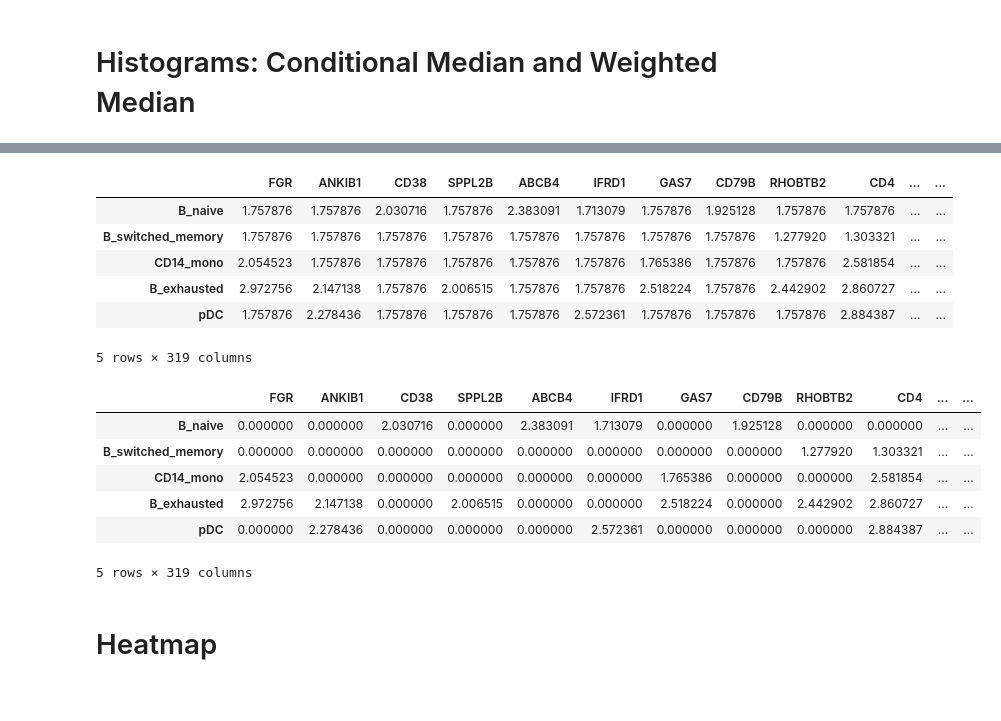
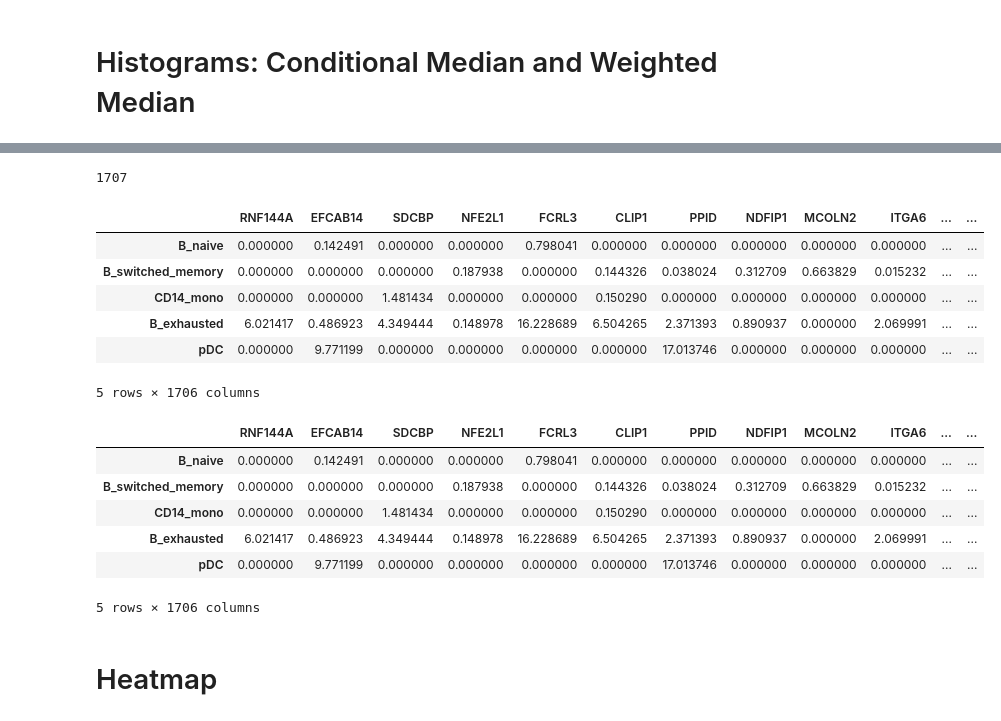
Before and after one commit to Norange01/scRNA-seq_Analysis, a Jupyter notebook: CAR T-Cell Therapy Target Assessment Lupus.ipynb, the cells around one changed output, grey strips where cells are left out. Cells and saved outputs as stored; diff of their text form; code cells hidden in the pictures.

```diff
--- a/CAR T-Cell Therapy Target Assessment Lupus.ipynb
+++ b/CAR T-Cell Therapy Target Assessment Lupus.ipynb
@@ -421,0 +418,16 @@ print(surf_markers)
+# %%
+import pandas as pd
+
+HPA_genes=pd.read_csv("/kaggle/input/hpa-gene-synonyms-and-protein-classes/HPA_Protein_Classes.tsv", sep='\t')
+classes=HPA_genes["Protein class"].values
+gene_names=HPA_genes["Gene"].values
+surf_markers=[]
+for idx in HPA_genes.index:
+    if('Plasma proteins' in classes[idx] or 'Predicted membrane proteins' in classes[idx] or 'CD markers' in classes[idx]):
+        surf_markers.append(gene_names[idx])
+surf_markers.pop(surf_markers.index("SELENOI")) # This gene causes problems when fetching descriptors
+surf_markers.pop(surf_markers.index("SELENOK")) # This gene causes problems when fetching descriptors
+surf_markers.pop(surf_markers.index("SELENOS")) # This gene causes problems when fetching descriptors
+surf_markers=list(set(surf_markers))
+print(surf_markers)
+display(HPA_genes)
@@ -547,0 +577,3 @@ plt.show()
+# %%
+cellMatrix.iloc[:,0:len(cellMatrix.columns)-1]=cellMatrix.iloc[:,0:len(cellMatrix.columns)-1].clip(0)
+cellMatrix
@@ -680,11 +862,21 @@ cellMatrix
+# %%
+len(medianList[0].index)
+# %% [output]
+1707
 # %%
 import pickle
-def get_abundances(transcripts_per_gene): # takes a dataframe where indicies are gene names and one column (transcripts)
+
+model='ridge'
+
+def get_abundances(transcripts_per_gene, model='ridge'): # takes a dataframe where indicies are gene names and one column (transcripts)
     X_desc=desc_lookup.copy()
     X_desc=X_desc.mul(transcripts_per_gene, axis=0)
     transcripts_per_gene=transcripts_per_gene.to_frame()
     X=transcripts_per_gene.join(X_desc, how='inner') # based on index
-    model_file = open("/kaggle/input/protein_abundance_predictor/scikitlearn/default/1/Protein_Abundance_Predictor.sav",'rb')
+    if(model=='ridge'):
+        model_file = open("/kaggle/input/protein_abundance_predictor/scikitlearn/ridge/2/Ridge_Protein_Abundance_Predictor.sav",'rb') # Ridge
+    else:
+        model_file = open("/kaggle/input/protein_abundance_predictor/scikitlearn/default/1/Protein_Abundance_Predictor.sav",'rb') # Random Forest
     model = pickle.load(model_file)
     model_file.close()
     y=model.predict(X)
@@ -695,48 +887,50 @@ cellMatrix_surf = cellMatrix.loc[:, genes_found].copy() # only keep genes found
 cellMatrix_surf['cell_type'] = adata.obs['cell_type']
 cellMatrix['cell_type'] = adata.obs['cell_type']
 
 medianList=[]
 for cell_t in cellTypes:
     #temp_df= cellMatrix.loc[cellMatrix['cell_type']==cell_t]
     medianList.append(cellMatrix_surf.loc[cellMatrix_surf['cell_type']==cell_t].median()) # averaging uses conditional non zero median of cell counts
     #sums.append(adata.obs.loc[adata.obs["cell_type"]==cell_t,"total_counts"].sum()) # sum number of cells for each cell type
 #averagedMatrix.index=cellTypes
 medianDf=pd.DataFrame(medianList, columns=cellMatrix_surf.columns, index=cellTypes)
 medianDf=medianDf.clip(0)
 #medianDf["cell_type"]=cellTypes
 medianDf.drop("cell_type", inplace=True, axis=1)
 medianDf=medianDf.T
 
 abundanceMatrix=[]
 abundanceMatrix_trueZero=[]
 
 for cell_t in cellTypes:
     transcripts_col=medianDf[cell_t].rename("Transcripts")
-    abund_row=get_abundances(transcripts_col)
+    abund_row=get_abundances(transcripts_col, model)
     abund_row_trueZero=abund_row.copy()
     abund_row_trueZero[transcripts_col==0]=0
     abundanceMatrix.append(abund_row)
     abundanceMatrix_trueZero.append(abund_row_trueZero)
 
 abundanceMatrix=pd.DataFrame(abundanceMatrix, index=cellTypes, columns=genes_found)
 abundanceMatrix_trueZero=pd.DataFrame(abundanceMatrix_trueZero, index=cellTypes, columns=genes_found)
+abundanceMatrix.clip(0,inplace=True)
+abundanceMatrix_trueZero.clip(0,inplace=True)
 display(abundanceMatrix)
 display(abundanceMatrix_trueZero)
 # %% [output]
-|  | FGR | ANKIB1 | CD38 | SPPL2B | ABCB4 | IFRD1 | GAS7 | CD79B | RHOBTB2 | CD4 | ... | ... |
-| B_naive | 1.757876 | 1.757876 | 2.030716 | 1.757876 | 2.383091 | 1.713079 | 1.757876 | 1.925128 | 1.757876 | 1.757876 | ... | ... |
-| B_switched_memory | 1.757876 | 1.757876 | 1.757876 | 1.757876 | 1.757876 | 1.757876 | 1.757876 | 1.757876 | 1.277920 | 1.303321 | ... | ... |
-| CD14_mono | 2.054523 | 1.757876 | 1.757876 | 1.757876 | 1.757876 | 1.757876 | 1.765386 | 1.757876 | 1.757876 | 2.581854 | ... | ... |
-| B_exhausted | 2.972756 | 2.147138 | 1.757876 | 2.006515 | 1.757876 | 1.757876 | 2.518224 | 1.757876 | 2.442902 | 2.860727 | ... | ... |
-| pDC | 1.757876 | 2.278436 | 1.757876 | 1.757876 | 1.757876 | 2.572361 | 1.757876 | 1.757876 | 1.757876 | 2.884387 | ... | ... |
+|  | RNF144A | EFCAB14 | SDCBP | NFE2L1 | FCRL3 | CLIP1 | PPID | NDFIP1 | MCOLN2 | ITGA6 | ... | ... |
+| B_naive | 0.000000 | 0.142491 | 0.000000 | 0.000000 | 0.798041 | 0.000000 | 0.000000 | 0.000000 | 0.000000 | 0.000000 | ... | ... |
+| B_switched_memory | 0.000000 | 0.000000 | 0.000000 | 0.187938 | 0.000000 | 0.144326 | 0.038024 | 0.312709 | 0.663829 | 0.015232 | ... | ... |
+| CD14_mono | 0.000000 | 0.000000 | 1.481434 | 0.000000 | 0.000000 | 0.150290 | 0.000000 | 0.000000 | 0.000000 | 0.000000 | ... | ... |
+| B_exhausted | 6.021417 | 0.486923 | 4.349444 | 0.148978 | 16.228689 | 6.504265 | 2.371393 | 0.890937 | 0.000000 | 2.069991 | ... | ... |
+| pDC | 0.000000 | 9.771199 | 0.000000 | 0.000000 | 0.000000 | 0.000000 | 17.013746 | 0.000000 | 0.000000 | 0.000000 | ... | ... |
-5 rows × 319 columns
+5 rows × 1706 columns
-|  | FGR | ANKIB1 | CD38 | SPPL2B | ABCB4 | IFRD1 | GAS7 | CD79B | RHOBTB2 | CD4 | ... | ... |
-| B_naive | 0.000000 | 0.000000 | 2.030716 | 0.000000 | 2.383091 | 1.713079 | 0.000000 | 1.925128 | 0.000000 | 0.000000 | ... | ... |
-| B_switched_memory | 0.000000 | 0.000000 | 0.000000 | 0.000000 | 0.000000 | 0.000000 | 0.000000 | 0.000000 | 1.277920 | 1.303321 | ... | ... |
-| CD14_mono | 2.054523 | 0.000000 | 0.000000 | 0.000000 | 0.000000 | 0.000000 | 1.765386 | 0.000000 | 0.000000 | 2.581854 | ... | ... |
-| B_exhausted | 2.972756 | 2.147138 | 0.000000 | 2.006515 | 0.000000 | 0.000000 | 2.518224 | 0.000000 | 2.442902 | 2.860727 | ... | ... |
-| pDC | 0.000000 | 2.278436 | 0.000000 | 0.000000 | 0.000000 | 2.572361 | 0.000000 | 0.000000 | 0.000000 | 2.884387 | ... | ... |
+|  | RNF144A | EFCAB14 | SDCBP | NFE2L1 | FCRL3 | CLIP1 | PPID | NDFIP1 | MCOLN2 | ITGA6 | ... | ... |
+| B_naive | 0.000000 | 0.142491 | 0.000000 | 0.000000 | 0.798041 | 0.000000 | 0.000000 | 0.000000 | 0.000000 | 0.000000 | ... | ... |
+| B_switched_memory | 0.000000 | 0.000000 | 0.000000 | 0.187938 | 0.000000 | 0.144326 | 0.038024 | 0.312709 | 0.663829 | 0.015232 | ... | ... |
+| CD14_mono | 0.000000 | 0.000000 | 1.481434 | 0.000000 | 0.000000 | 0.150290 | 0.000000 | 0.000000 | 0.000000 | 0.000000 | ... | ... |
+| B_exhausted | 6.021417 | 0.486923 | 4.349444 | 0.148978 | 16.228689 | 6.504265 | 2.371393 | 0.890937 | 0.000000 | 2.069991 | ... | ... |
+| pDC | 0.000000 | 9.771199 | 0.000000 | 0.000000 | 0.000000 | 0.000000 | 17.013746 | 0.000000 | 0.000000 | 0.000000 | ... | ... |
-5 rows × 319 columns
+5 rows × 1706 columns
 # %% [markdown]
 # Heatmap
 # %%
```
Also changed, not shown: parts of 38 cells of this notebook.
